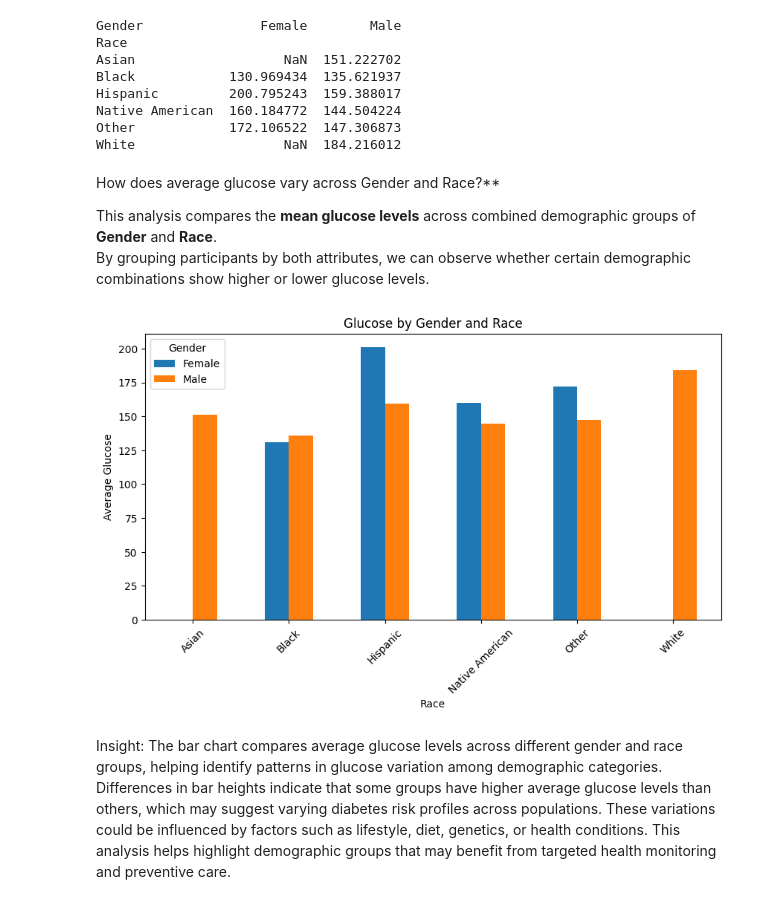
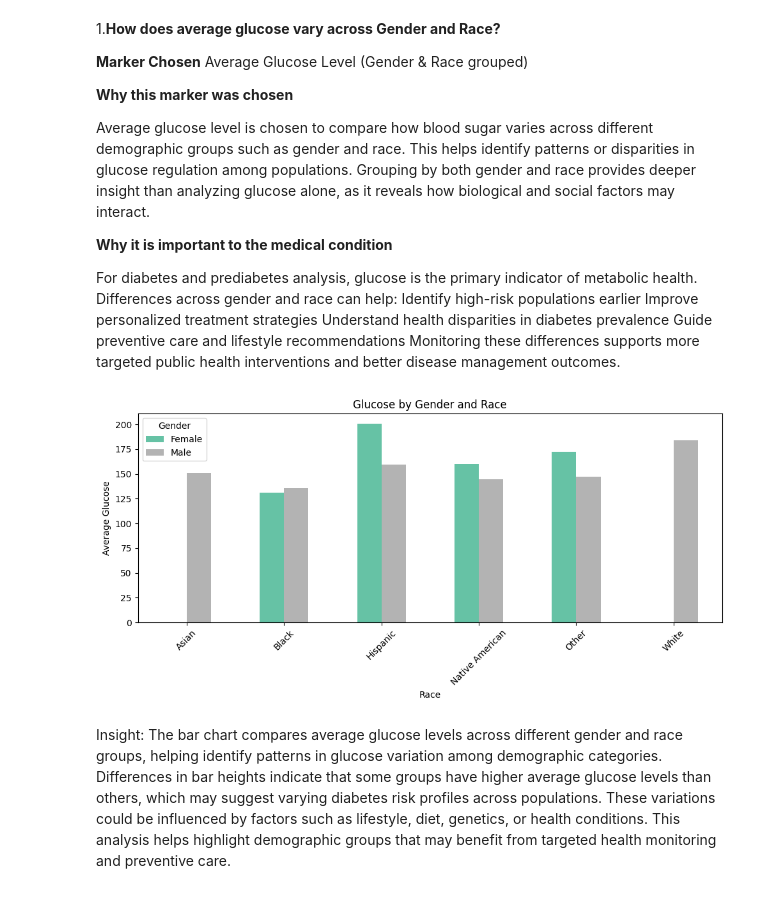
Before and after one commit to dev-ssr/team9_PyCoders_PythonHackathon_MAY2026, a Jupyter notebook: Notebooks/Description_analysis.ipynb, the cells around one changed output. Cells and saved outputs as stored; diff of their text form; code cells hidden in the pictures.

```diff
--- a/Notebooks/Description_analysis.ipynb
+++ b/Notebooks/Description_analysis.ipynb
@@ -1,5 +0,0 @@
-# %%
-import pandas as pd
-
-df = pd.read_csv(r"C:\Users\kumar\OneDrive\Documents\GitHub\PyHack-May2026\cleaned_data.csv")
-df.head()
@@ -38,12 +0,0 @@ Instead of a standard bar chart, each bar is stacked on top of the previous one
-# %%
-import pandas as pd
-import matplotlib.pyplot as plt
-
-# Create heart rate bins
-bins = [0, 60, 80, 100, 120, 200]
-labels = ['<60', '60–80', '80–100', '100–120', '120+']
-
-df['HR_Group'] = pd.cut(df['heart_rate'], bins=bins, labels=labels)
-
-# Mean calories per group
-calories_by_hr = df.groupby('HR_Group')['calories'].mean().dropna()
@@ -56,36 +1,45 @@ labels = calories_by_hr.index
-# %%
-import pandas as pd
-
-gender_race_glucose = df.pivot_table(
-    values='glucose',
-    index='Race',
-    columns='Gender',
-    aggfunc='mean'
-)
-
-print(gender_race_glucose)
-# %% [output]
-Gender               Female        Male
-Race
-Asian                   NaN  151.222702
-Black            130.969434  135.621937
-Hispanic         200.795243  159.388017
-Native American  160.184772  144.504224
-Other            172.106522  147.306873
-White                   NaN  184.216012
 # %% [markdown]
-How does average glucose vary across Gender and Race?**
+1.**How does average glucose vary across Gender and Race?**
 
-This analysis compares the **mean glucose levels** across combined demographic groups of **Gender** and **Race**.
-By grouping participants by both attributes, we can observe whether certain demographic combinations show higher or lower glucose levels.
+**Marker Chosen**
+Average Glucose Level (Gender & Race grouped)
+
+**Why this marker was chosen**
+
+Average glucose level is chosen to compare how blood sugar varies across different demographic groups such as gender and race. This helps identify patterns or disparities in glucose regulation among populations. Grouping by both gender and race provides deeper insight than analyzing glucose alone, as it reveals how biological and social factors may interact.
+
+**Why it is important to the medical condition**
+
+For diabetes and prediabetes analysis, glucose is the primary indicator of metabolic health. Differences across gender and race can help:
+Identify high-risk populations earlier
+Improve personalized treatment strategies
+Understand health disparities in diabetes prevalence
+Guide preventive care and lifestyle recommendations
+Monitoring these differences supports more targeted public health interventions and better disease management outcomes.
 # %%
-gender_race_glucose.plot(kind='bar', figsize=(10,5))
+import pandas as pd
+import matplotlib.pyplot as plt
+
+# Create pivot table so Gender becomes columns
+pivot_df = df.groupby(['Race', 'Gender'])['glucose'].mean().unstack()
+
+# Plot
+ax = pivot_df.plot(kind='bar', figsize=(10,5), colormap='Set2')
+
+# Titles and labels
 plt.title("Glucose by Gender and Race")
 plt.ylabel("Average Glucose")
+plt.xlabel("Race")
+
+# Legend
+plt.legend(title="Gender")
+
+# Improve layout
 plt.xticks(rotation=45)
+plt.tight_layout()
 plt.show()
 # %% [output]
-[figure, old version]
+[figure, new version]
 # %% [markdown]
 Insight:
 The bar chart compares average glucose levels across different gender and race groups, helping identify patterns in glucose variation among demographic categories. Differences in bar heights indicate that some groups have higher average glucose levels than others, which may suggest varying diabetes risk profiles across populations. These variations could be influenced by factors such as lifestyle, diet, genetics, or health conditions. This analysis helps highlight demographic groups that may benefit from targeted health monitoring and preventive care.
```
Also changed, not shown: parts of 7 cells of this notebook.
